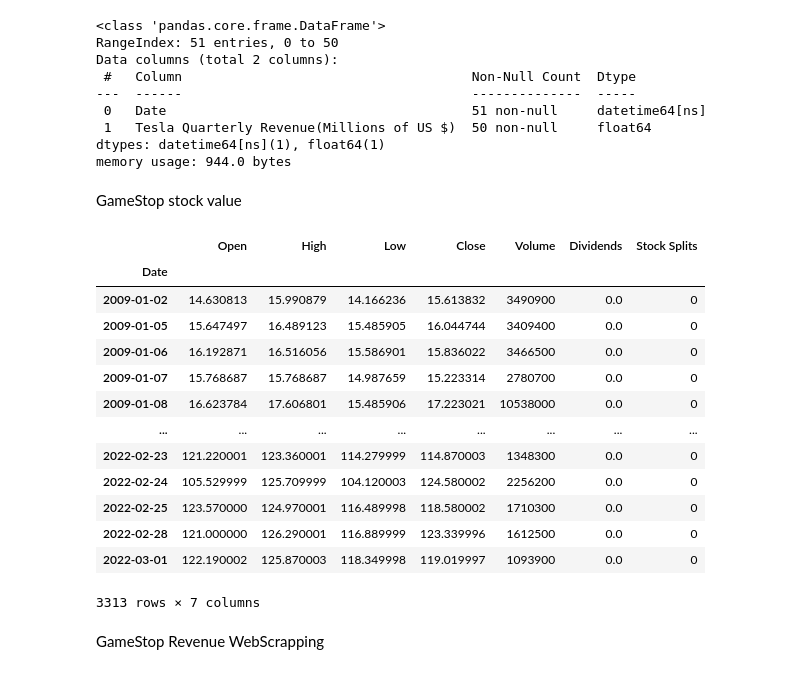
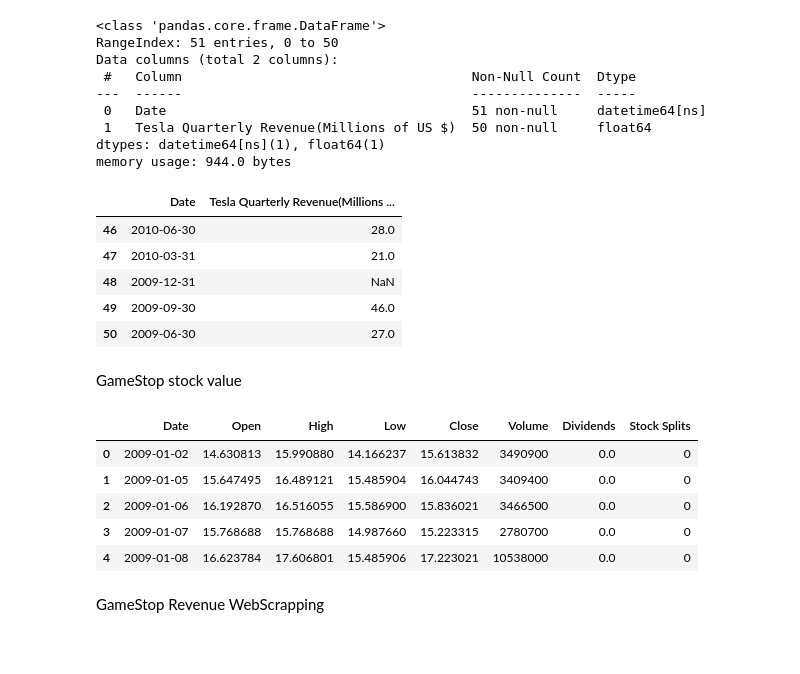
Before and after one commit to seher13/StockData, a Jupyter notebook: Coursera_Analyzing_Historical_Stock_Revenue_Data_and_Building_a_Dashboard.ipynb, the cells around one changed output. Cells and saved outputs as stored; diff of their text form; code cells hidden in the pictures; blank space fills up the shorter version.

Commit message:
Added tail

```diff
--- a/Coursera_Analyzing_Historical_Stock_Revenue_Data_and_Building_a_Dashboard.ipynb
+++ b/Coursera_Analyzing_Historical_Stock_Revenue_Data_and_Building_a_Dashboard.ipynb
@@ -141,29 +134,31 @@ Data columns (total 2 columns):
  1   Tesla Quarterly Revenue(Millions of US $)  50 non-null     float64
 dtypes: datetime64[ns](1), float64(1)
 memory usage: 944.0 bytes
+# %%
+tesla_revenue_renamed.tail()
+# %% [output]
+|  | Date | Tesla Quarterly Revenue(Millions ... |
+| 46 | 2010-06-30 | 28.0 |
+| 47 | 2010-03-31 | 21.0 |
+| 48 | 2009-12-31 | NaN |
+| 49 | 2009-09-30 | 46.0 |
+| 50 | 2009-06-30 | 27.0 |
 # %% [markdown]
 GameStop stock value
 # %%
 GameStop = yf.Ticker('GME')
 # %%
 GameStop_stock_value = GameStop.history(start='2009-01-01')
-# %%
-GameStop_stock_value
-# %% [output]
-|  | Open | High | Low | Close | Volume | Dividends | Stock Splits |
-| Date |  |  |  |  |  |  |  |
-| 2009-01-02 | 14.630813 | 15.990879 | 14.166236 | 15.613832 | 3490900 | 0.0 | 0 |
-| 2009-01-05 | 15.647497 | 16.489123 | 15.485905 | 16.044744 | 3409400 | 0.0 | 0 |
-| 2009-01-06 | 16.192871 | 16.516056 | 15.586901 | 15.836022 | 3466500 | 0.0 | 0 |
-| 2009-01-07 | 15.768687 | 15.768687 | 14.987659 | 15.223314 | 2780700 | 0.0 | 0 |
-| 2009-01-08 | 16.623784 | 17.606801 | 15.485906 | 17.223021 | 10538000 | 0.0 | 0 |
-| ... | ... | ... | ... | ... | ... | ... | ... |
-| 2022-02-23 | 121.220001 | 123.360001 | 114.279999 | 114.870003 | 1348300 | 0.0 | 0 |
-| 2022-02-24 | 105.529999 | 125.709999 | 104.120003 | 124.580002 | 2256200 | 0.0 | 0 |
-| 2022-02-25 | 123.570000 | 124.970001 | 116.489998 | 118.580002 | 1710300 | 0.0 | 0 |
-| 2022-02-28 | 121.000000 | 126.290001 | 116.889999 | 123.339996 | 1612500 | 0.0 | 0 |
-| 2022-03-01 | 122.190002 | 125.870003 | 118.349998 | 119.019997 | 1093900 | 0.0 | 0 |
-3313 rows × 7 columns
+# %%
+GameStop_stock_value = GameStop_stock_value.reset_index()
+GameStop_stock_value.head()
+# %% [output]
+|  | Date | Open | High | Low | Close | Volume | Dividends | Stock Splits |
+| 0 | 2009-01-02 | 14.630813 | 15.990880 | 14.166237 | 15.613832 | 3490900 | 0.0 | 0 |
+| 1 | 2009-01-05 | 15.647495 | 16.489121 | 15.485904 | 16.044743 | 3409400 | 0.0 | 0 |
+| 2 | 2009-01-06 | 16.192870 | 16.516055 | 15.586900 | 15.836021 | 3466500 | 0.0 | 0 |
+| 3 | 2009-01-07 | 15.768688 | 15.768688 | 14.987660 | 15.223315 | 2780700 | 0.0 | 0 |
+| 4 | 2009-01-08 | 16.623784 | 17.606801 | 15.485906 | 17.223021 | 10538000 | 0.0 | 0 |
 # %% [markdown]
 GameStop Revenue WebScrapping
 # %%
```
Also changed, not shown: parts of 6 cells of this notebook.
